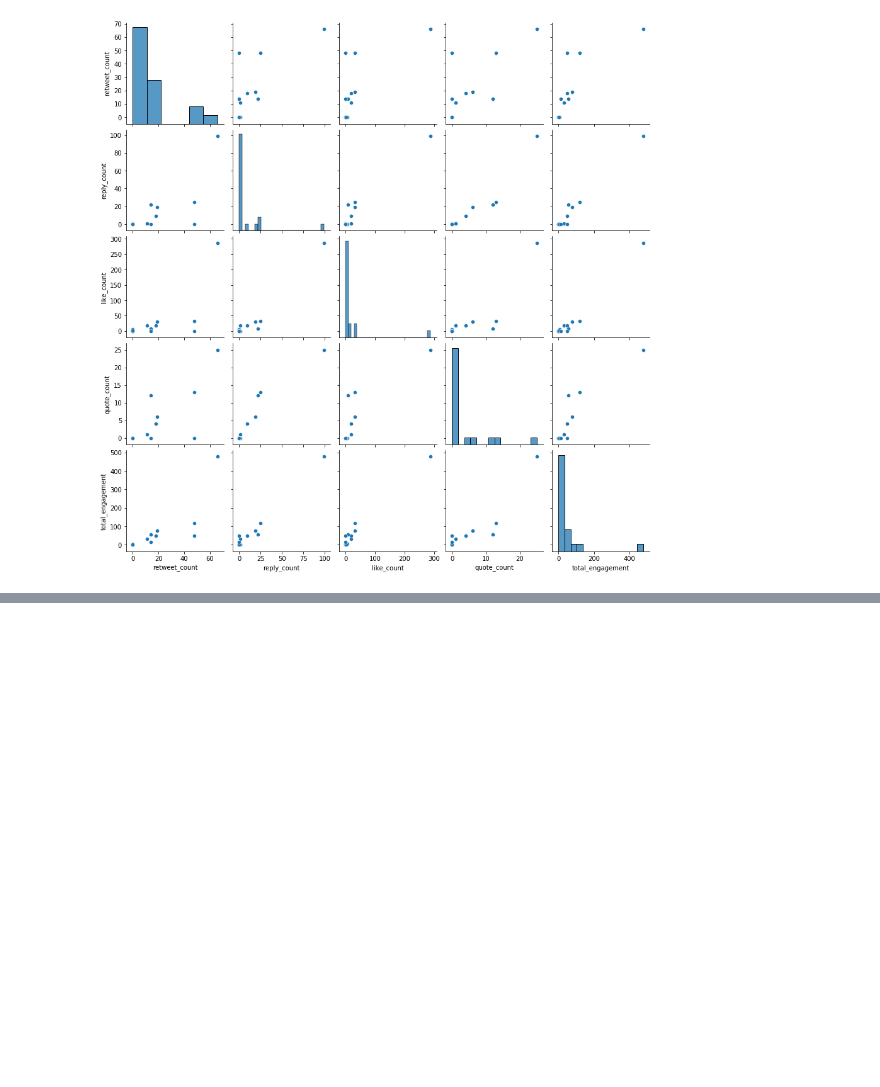
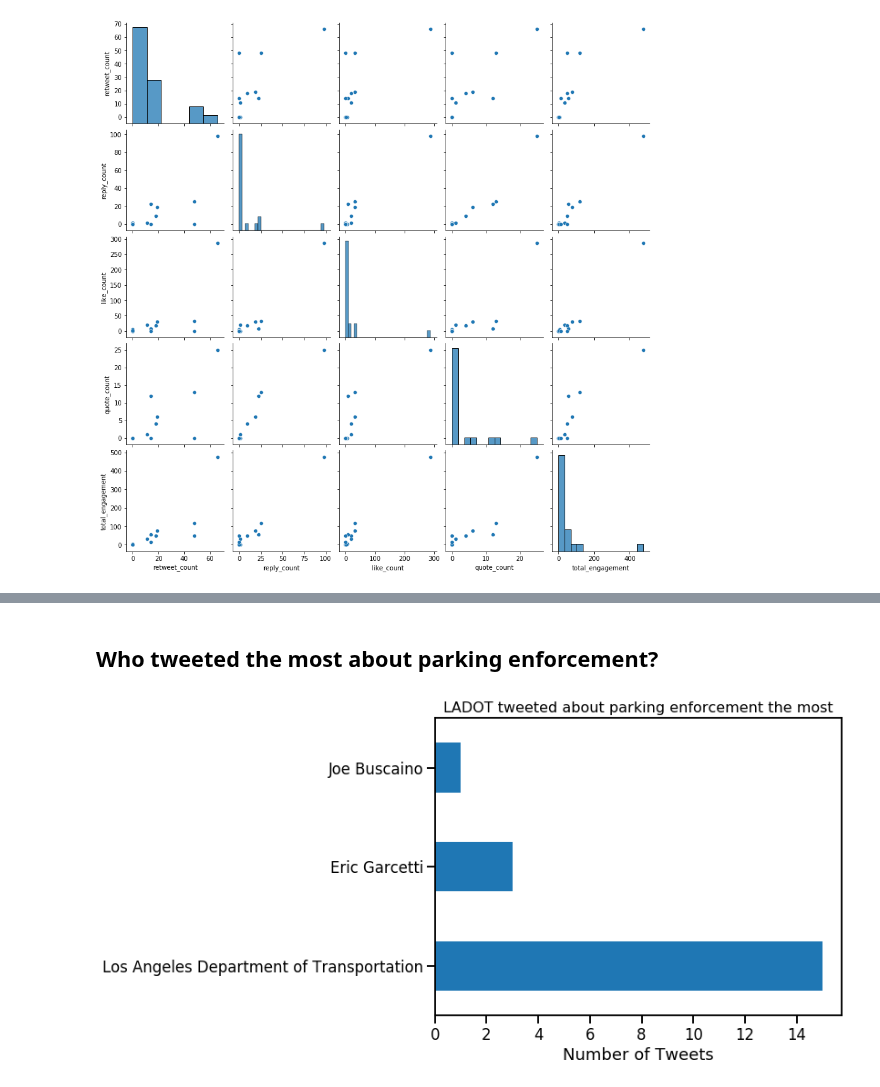
Before and after one commit to Promeos/LADOT-COVID19-enforcement, a Jupyter notebook: MVP-Tweets.ipynb, the cells around one changed output, grey strips where cells are left out. Drawn from its saved outputs; the diff is of its cells as text; code cells hidden in the pictures; blank space fills up the shorter version.

```diff
--- a/MVP-Tweets.ipynb
+++ b/MVP-Tweets.ipynb
@@ -218,0 +242,11 @@ Number of enforcement tweets: 19
+# %% [markdown]
+## Who tweeted the most about parking enforcement?
+# %%
+sns.set_context('talk')
+enforcement_tweets.groupby('name').size().sort_values(ascending=False).plot.barh(figsize=(8, 6))
+
+plt.title('LADOT tweeted about parking enforcement the most', fontsize=16)
+plt.xlabel('Number of Tweets')
+plt.ylabel('');
+# %% [output]
+[figure, added]
```
Also changed, not shown: parts of 20 cells of this notebook.
